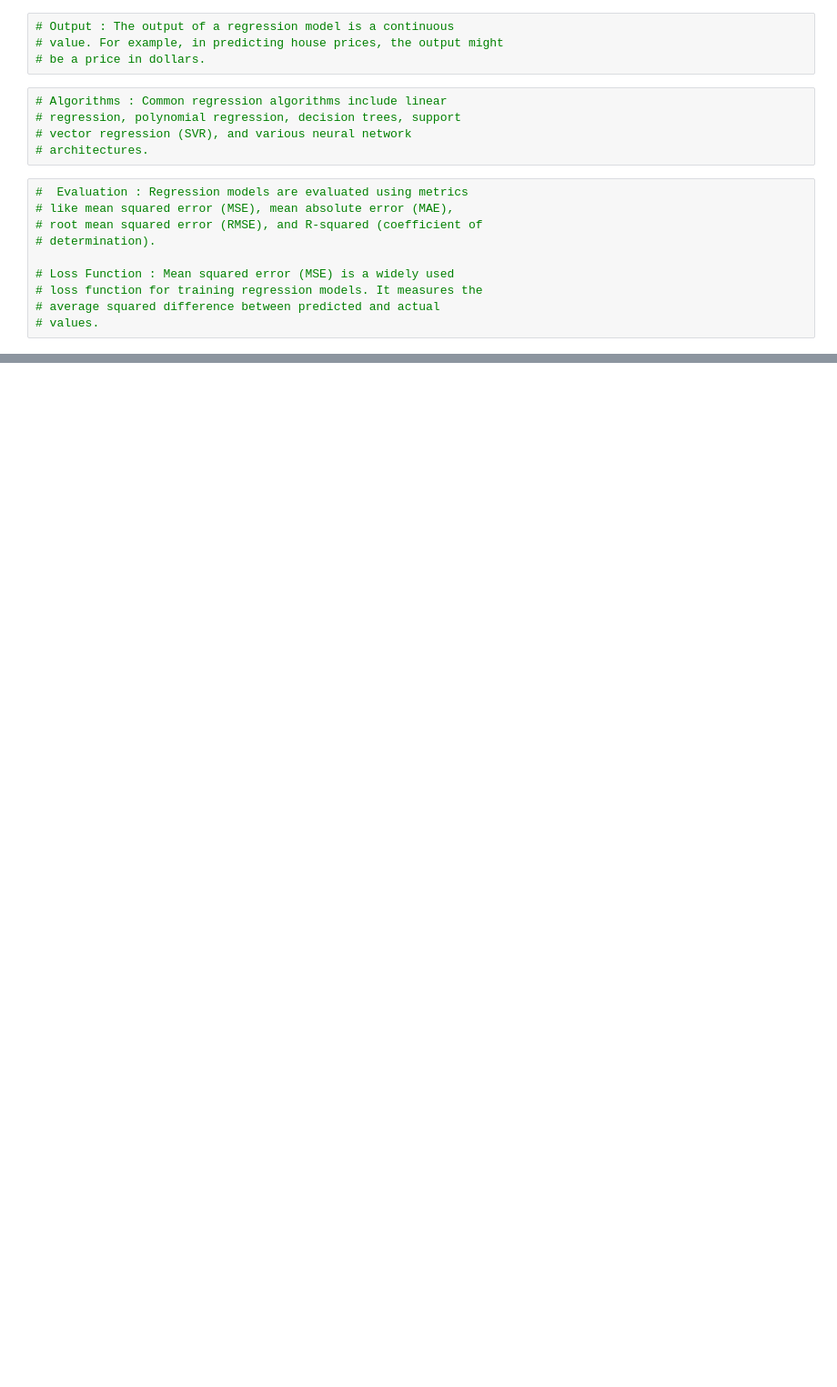
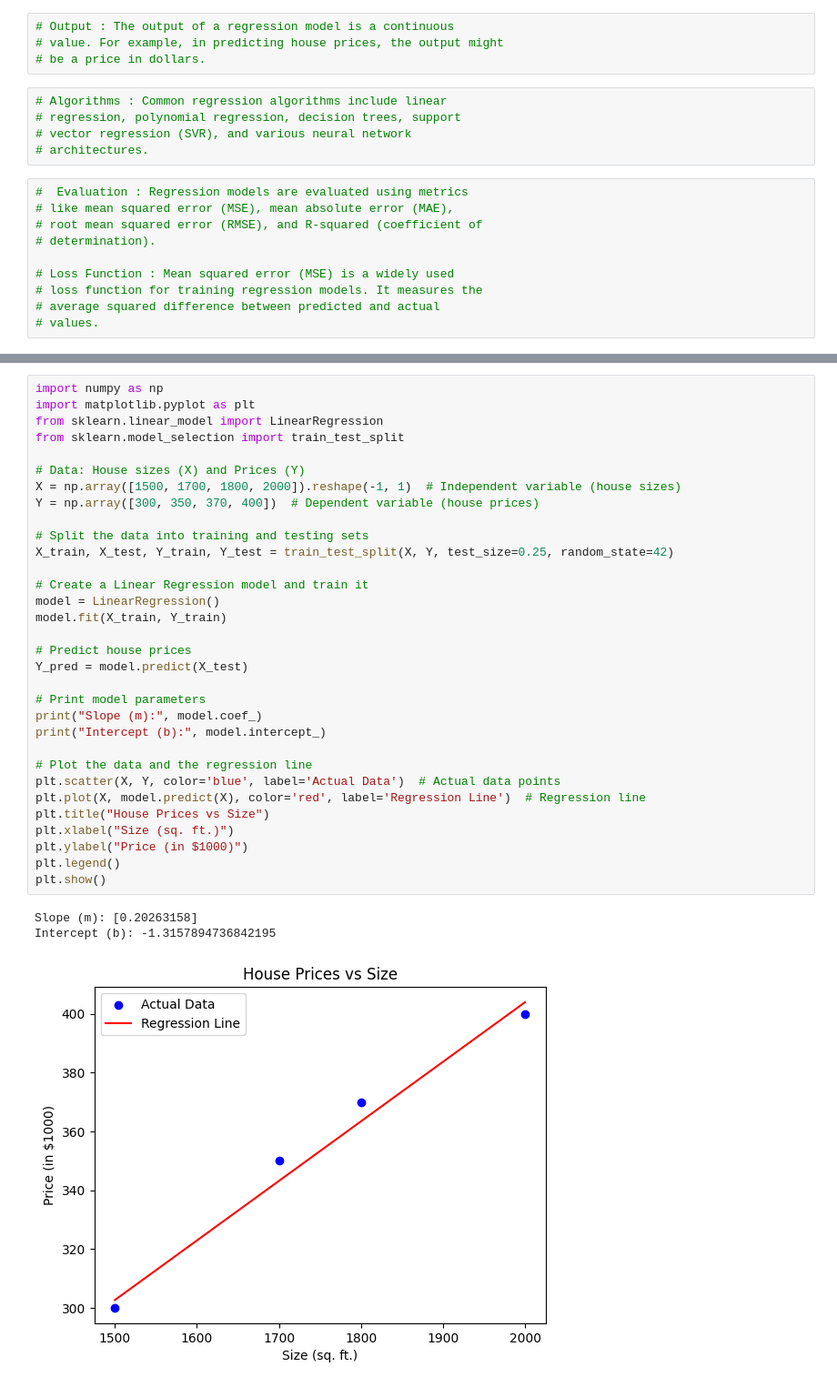
Before and after one commit to vigneshwarjayabal/AI_And_Ml, a Jupyter notebook: Regression.ipynb, the cells around one changed output, grey strips where cells are left out. Shown at 91% size. Cells and saved outputs as stored; diff of their text form; blank space fills up the shorter version.

```diff
--- a/Regression.ipynb
+++ b/Regression.ipynb
@@ -27,0 +44,36 @@
+# %%
+import numpy as np
+import matplotlib.pyplot as plt
+from sklearn.linear_model import LinearRegression
+from sklearn.model_selection import train_test_split
+
+# Data: House sizes (X) and Prices (Y)
+X = np.array([1500, 1700, 1800, 2000]).reshape(-1, 1)  # Independent variable (house sizes)
+Y = np.array([300, 350, 370, 400])  # Dependent variable (house prices)
+
+# Split the data into training and testing sets
+X_train, X_test, Y_train, Y_test = train_test_split(X, Y, test_size=0.25, random_state=42)
+
+# Create a Linear Regression model and train it
+model = LinearRegression()
+model.fit(X_train, Y_train)
+
+# Predict house prices
+Y_pred = model.predict(X_test)
+
+# Print model parameters
+print("Slope (m):", model.coef_)
+print("Intercept (b):", model.intercept_)
+
+# Plot the data and the regression line
+plt.scatter(X, Y, color='blue', label='Actual Data')  # Actual data points
+plt.plot(X, model.predict(X), color='red', label='Regression Line')  # Regression line
+plt.title("House Prices vs Size")
+plt.xlabel("Size (sq. ft.)")
+plt.ylabel("Price (in $1000)")
+plt.legend()
+plt.show()
+# %% [output]
+Slope (m): [0.20263158]
+Intercept (b): -1.3157894736842195
+[figure, added]
```
Also changed, not shown: parts of 34 cells of this notebook.
